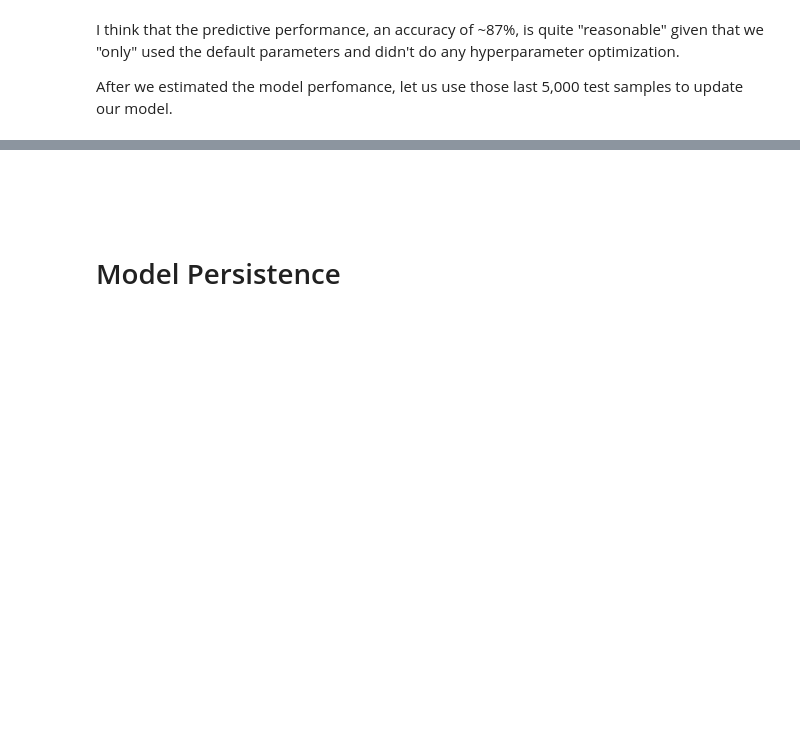
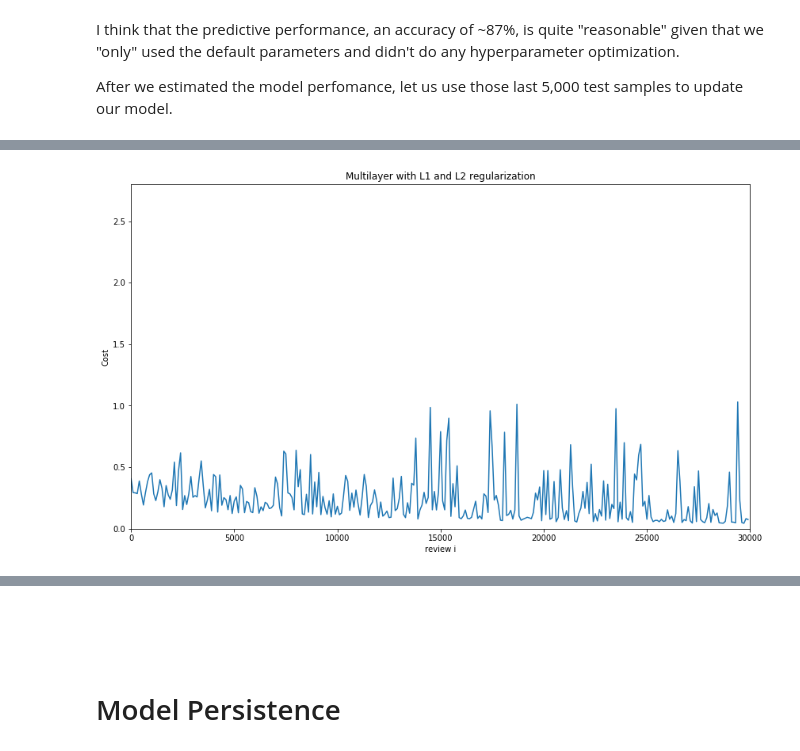
Before and after one commit to bsharma2/mlp-sentiment-analysis, a Jupyter notebook: NeuralNetworksSemana3.ipynb, the cells around one changed output, grey strips where cells are left out. Saved outputs shown, nothing was run; the diff lists cells and outputs as text; code cells hidden in the pictures; blank space fills up the shorter version.

Commit message:
3 layers, train fn

```diff
--- a/NeuralNetworksSemana3.ipynb
+++ b/NeuralNetworksSemana3.ipynb
@@ -436,7 +413,7 @@ regr  = log_regr(W_, b_, lr, lambda1, lambda2)
 BATCH  = 100
 BATCH2 = 200
 STEP   = 1
-fmt    = '{:3d} epoch : {:5.2f} docs/s, loss_train = {:5.4f}, loss_val = {:5.4f}, acc_train = {:4.3f}, acc_test = {:4.3f}'
+fmt    = '{:3d} epoch: {:5.2f} d/s, loss_train = {:5.4f}, loss_val = {:5.4f}, acc_train = {:4.3f}, acc_test = {:4.3f}'
 NEPOCH = 10
 
 train_epoch     = []
@@ -568,0 +533,6 @@ After we estimated the model perfomance, let us use those last 5,000 test sample
+# %%
+example = ["I do not love this movie"]
+X = encoder.transform(example)
+#regr.predSentiment(X)
+print(regr.pred(X))
+regr.pred(X)[0][0] > 0.5
@@ -568,0 +765,3 @@ After we estimated the model perfomance, let us use those last 5,000 test sample
+# %%
+n, m = X_data_train.shape
+net  = Multilayer(input_size=m, hid_units1=10, hid_units2=2, lr=5e-4, lambda_1=1e-8, lambda_2=1e-8)
@@ -568,0 +847,5 @@ After we estimated the model perfomance, let us use those last 5,000 test sample
+# %%
+its   = 1
+btch1 = 1
+step  = 100
+history = train_model(X=X_train, y=y_train, batch1=btch1, batch2=100, iterations=its,stepplot=step)
@@ -568,0 +870,14 @@ After we estimated the model perfomance, let us use those last 5,000 test sample
+# %%
+btch1 = 1
+loss_t = history['loss_temp']
+
+it     = [i*step for i in range(len(loss_t))]
+
+fig, ax = plt.subplots(figsize=(14, 8))
+lt      = ax.plot(it, loss_t)
+ax.set(xlabel='review i', ylabel='Cost', title='Multilayer with L1 and L2 regularization')
+ax.axis([0, len(loss_t)*step  + 0.5, 0.0, 2.8])
+#plt.legend([lt],["Training"])
+plt.show()
+# %% [output]
+[figure, added]
```
Also changed, not shown: parts of 30 cells of this notebook, 2 other files.
